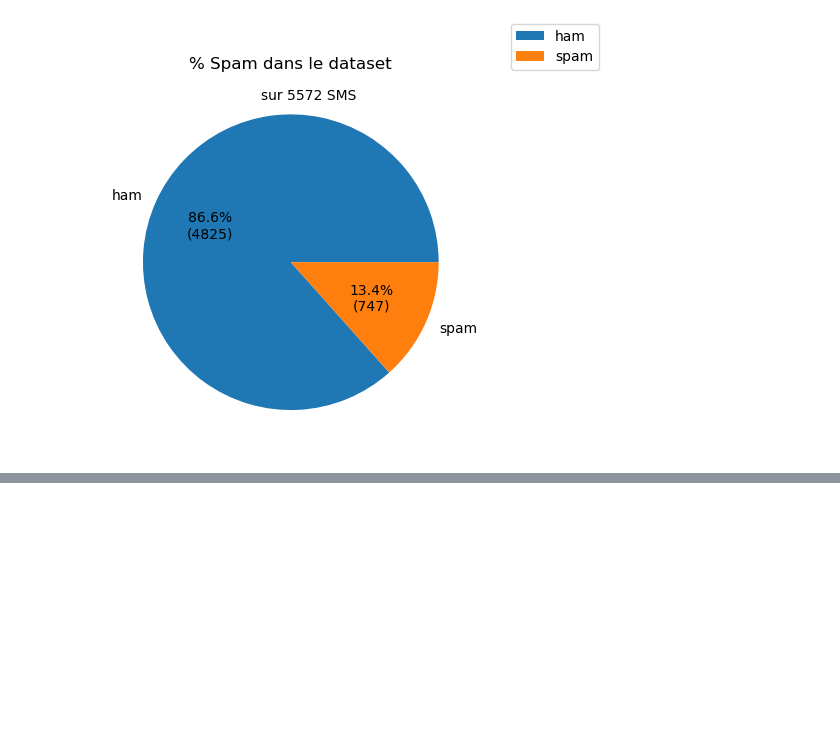
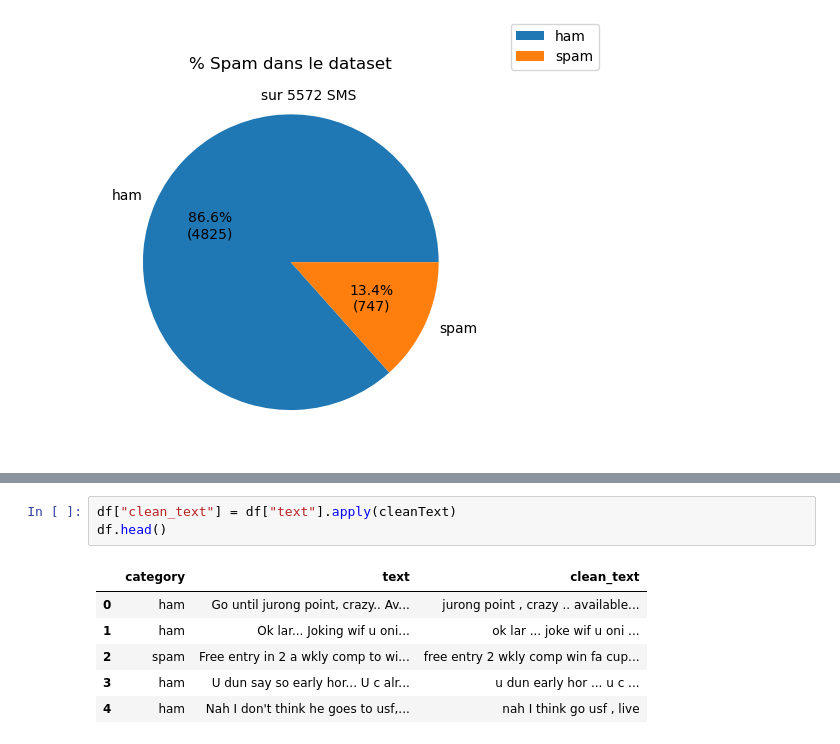
Before and after one commit to TheoGuil/jedha_projects, a Jupyter notebook: SpamDetector/study.ipynb, the cells around one changed output, grey strips where cells are left out. Drawn from its saved outputs; the diff is of its cells as text; blank space fills up the shorter version.

```diff
--- a/SpamDetector/study.ipynb
+++ b/SpamDetector/study.ipynb
@@ -55,0 +80,10 @@ plt.show()
+# %%
+df["clean_text"] = df["text"].apply(cleanText)
+df.head()
+# %% [output]
+|  | category | text | clean_text |
+| 0 | ham | Go until jurong point, crazy.. Av... | jurong point , crazy .. available... |
+| 1 | ham | Ok lar... Joking wif u oni... | ok lar ... joke wif u oni ... |
+| 2 | spam | Free entry in 2 a wkly comp to wi... | free entry 2 wkly comp win fa cup... |
+| 3 | ham | U dun say so early hor... U c alr... | u dun early hor ... u c ... |
+| 4 | ham | Nah I don't think he goes to usf,... | nah I think go usf , live |
```
Also changed, not shown: parts of 18 cells of this notebook.
